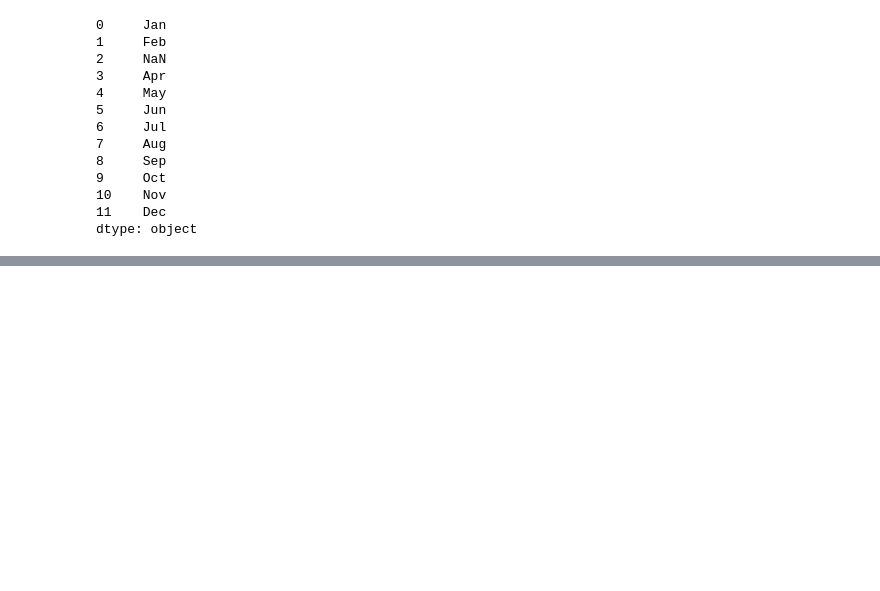
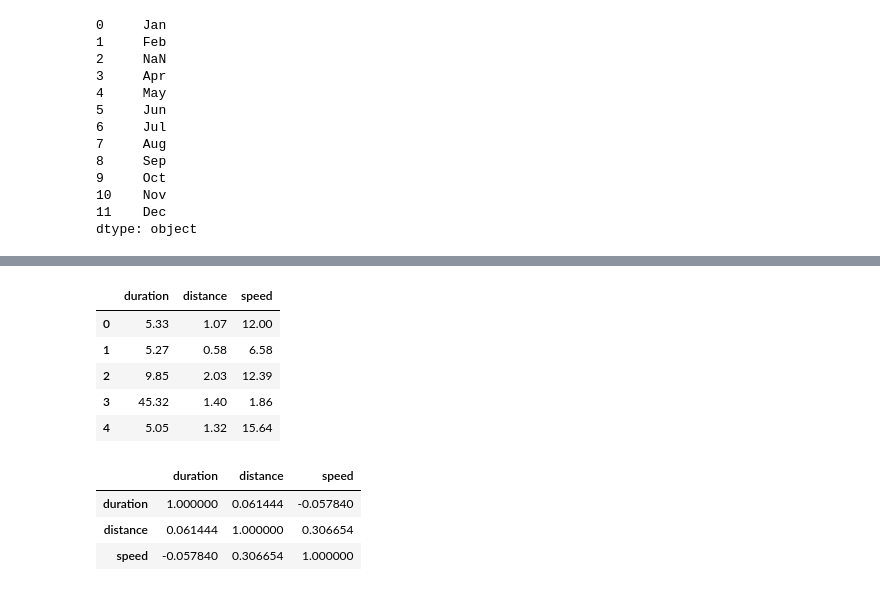
Before and after one commit to ongks-useR/united_states_bike_share, a Jupyter notebook: data_cleaning.ipynb, the cells around one changed output, grey strips where cells are left out. Cells and saved outputs as stored; diff of their text form; code cells hidden in the pictures; blank space fills up the shorter version.

Commit message:
1. include Groupby & Transform in lesson 11 (Pandas Groupby) 2. add new lesson: select_dtypes

```diff
--- a/data_cleaning.ipynb
+++ b/data_cleaning.ipynb
@@ -1188,0 +1270,22 @@ dtype: object
+# %%
+# data type for duration, distance & speed is 'float32'
+# ref: https://pandas.pydata.org/pandas-docs/stable/reference/api/pandas.DataFrame.select_dtypes.html
+
+df.select_dtypes(include = np.float32).head()
+# %% [output]
+|  | duration | distance | speed |
+| 0 | 5.33 | 1.07 | 12.00 |
+| 1 | 5.27 | 0.58 | 6.58 |
+| 2 | 9.85 | 2.03 | 12.39 |
+| 3 | 45.32 | 1.40 | 1.86 |
+| 4 | 5.05 | 1.32 | 15.64 |
+# %%
+# .corr() method is used to obtain correlation matrix
+# ref: https://pandas.pydata.org/pandas-docs/stable/reference/api/pandas.DataFrame.corr.html?highlight=corr
+
+df.select_dtypes(include = np.float32).corr().round(2)
+# %% [output]
+|  | duration | distance | speed |
+| duration | 1.000000 | 0.061444 | -0.057840 |
+| distance | 0.061444 | 1.000000 | 0.306654 |
+| speed | -0.057840 | 0.306654 | 1.000000 |
```
Also changed, not shown: parts of 34 cells of this notebook.
